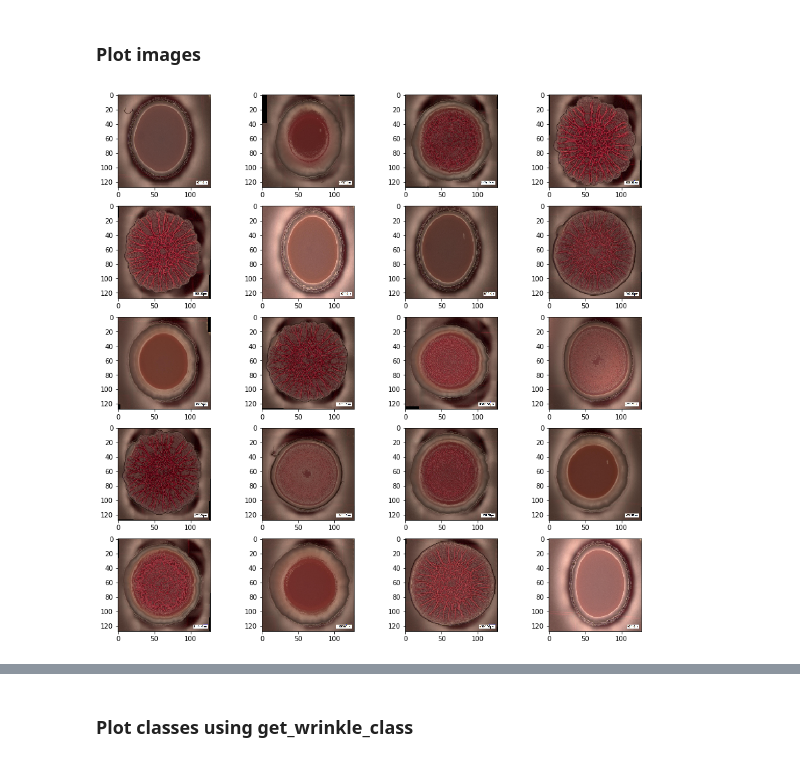
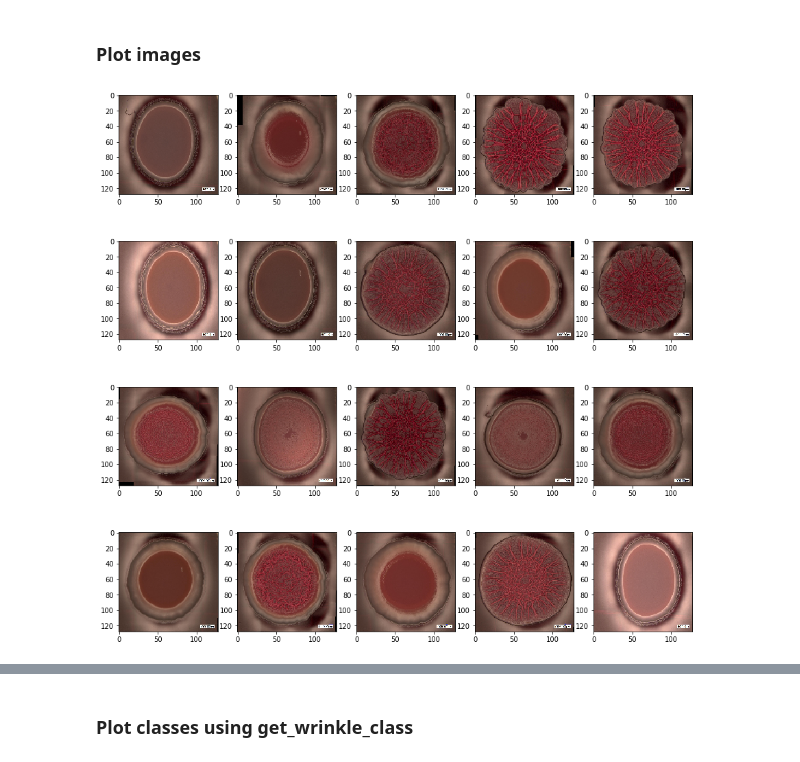
Before and after one commit to msorba/dsi-capstone, a Jupyter notebook: exploration_iw.ipynb, the cells around one changed output, grey strips where cells are left out. Drawn from its saved outputs; the diff is of its cells as text; code cells hidden in the pictures.

```diff
--- a/exploration_iw.ipynb
+++ b/exploration_iw.ipynb
@@ -32,11 +32,13 @@ We started with the examplype K? type picture below as it provided a good exampl
 # %% [markdown]
 ### Plot images
 # %%
-f, axarr = plt.subplots(5,4,figsize=(15,15))
+f, axarr = plt.subplots(4,5,figsize=(15,15))
 k=0
-for i in range(5):
-    for j in range(4):
+for i in range(4):
+    for j in range(5):
         axarr[i,j].imshow(images[k])
         k+=1
+
+plt.savefig('multiple_images.png')
 # %% [output]
-[figure, old version]
+[figure, new version]
```
Also changed, not shown: parts of 4 cells of this notebook, 9 other files.
